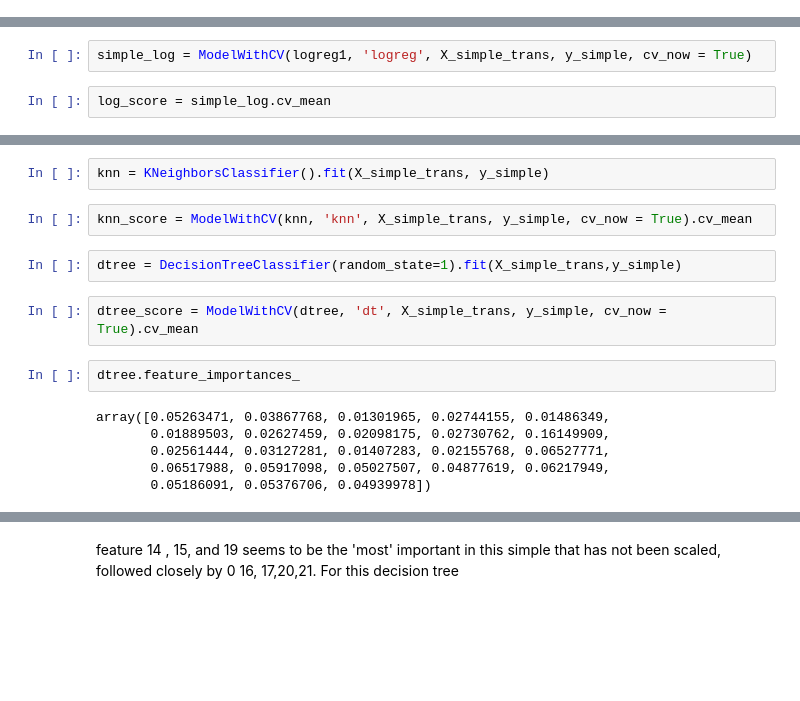
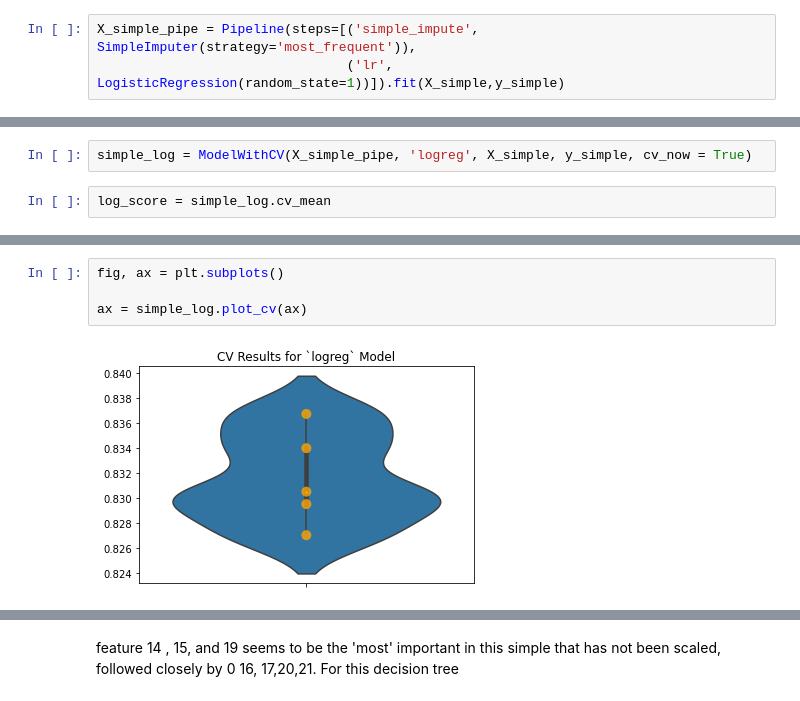
Before and after one commit to xiaohua-su/Predicting_H1N1_Vaccination, a Jupyter notebook: Scratch.ipynb, the cells around one changed output, grey strips where cells are left out. Cells and saved outputs as stored; diff of their text form; blank space fills up the shorter version.

```diff
--- a/Scratch.ipynb
+++ b/Scratch.ipynb
@@ -309,4 +328,7 @@ y_simple = y_train
 #X_sm, y_sm = SMOTE(sampling_strategy= 0.35, random_state=1).fit_resample(X_simple, y_simple)
 # %%
 #do i need to do kfolds here or does a pipeline work?
+# %%
+X_simple_pipe = Pipeline(steps=[('simple_impute', SimpleImputer(strategy='most_frequent')),
+                                ('lr', LogisticRegression(random_state=1))]).fit(X_simple,y_simple)
 # %%
@@ -336,4 +342,4 @@ logreg1.score(X_simple_trans,y_simple)
 # %%
-simple_log = ModelWithCV(logreg1, 'logreg', X_simple_trans, y_simple, cv_now = True)
+simple_log = ModelWithCV(X_simple_pipe, 'logreg', X_simple, y_simple, cv_now = True)
 # %%
 log_score = simple_log.cv_mean
@@ -356,16 +346,6 @@ array([[-0.08867726,  0.08753383,  0.04941832, -0.04193686,  0.06602986,
-# %%
-knn = KNeighborsClassifier().fit(X_simple_trans, y_simple)
-# %%
-knn_score = ModelWithCV(knn, 'knn', X_simple_trans, y_simple, cv_now = True).cv_mean
-# %%
-dtree = DecisionTreeClassifier(random_state=1).fit(X_simple_trans,y_simple)
-# %%
-dtree_score = ModelWithCV(dtree, 'dt', X_simple_trans, y_simple, cv_now = True).cv_mean
-# %%
-dtree.feature_importances_
-# %% [output]
-array([0.05263471, 0.03867768, 0.01301965, 0.02744155, 0.01486349,
-       0.01889503, 0.02627459, 0.02098175, 0.02730762, 0.16149909,
-       0.02561444, 0.03127281, 0.01407283, 0.02155768, 0.06527771,
-       0.06517988, 0.05917098, 0.05027507, 0.04877619, 0.06217949,
-       0.05186091, 0.05376706, 0.04939978])
+# %%
+fig, ax = plt.subplots()
+
+ax = simple_log.plot_cv(ax)
+# %% [output]
+[figure, added]
```
Also changed, not shown: parts of 86 cells of this notebook.
